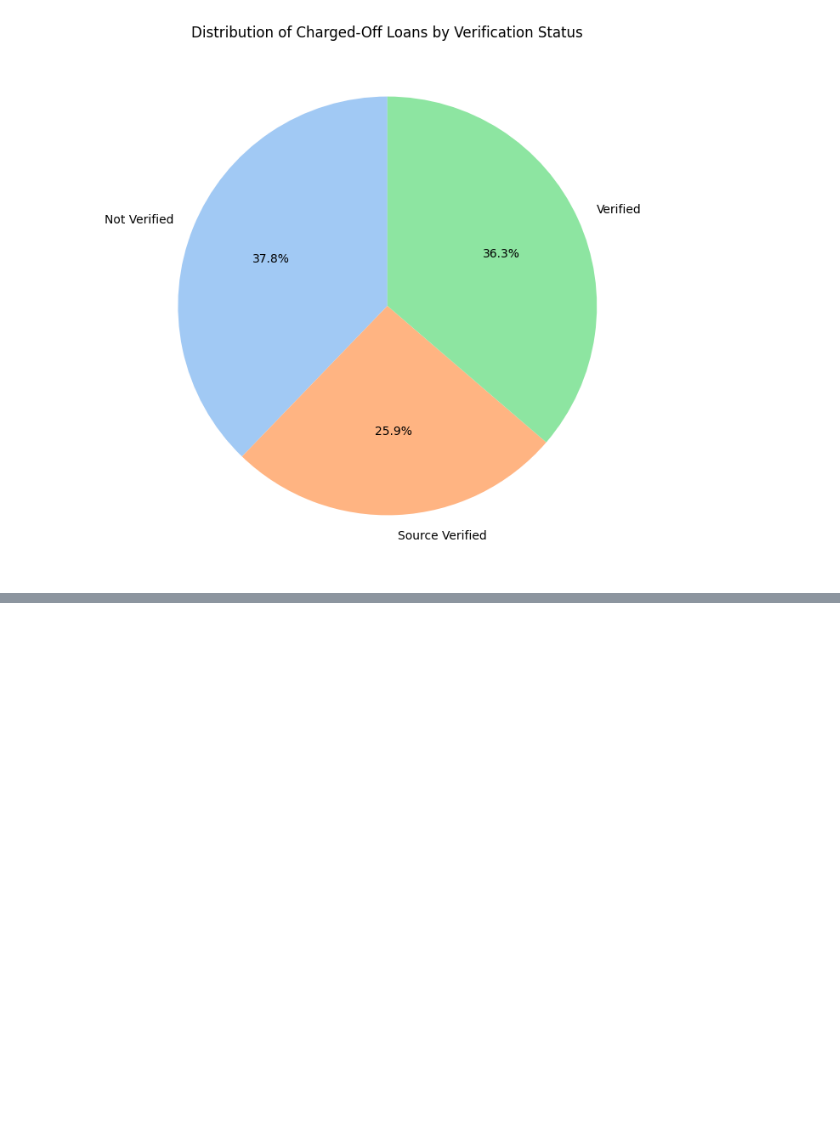
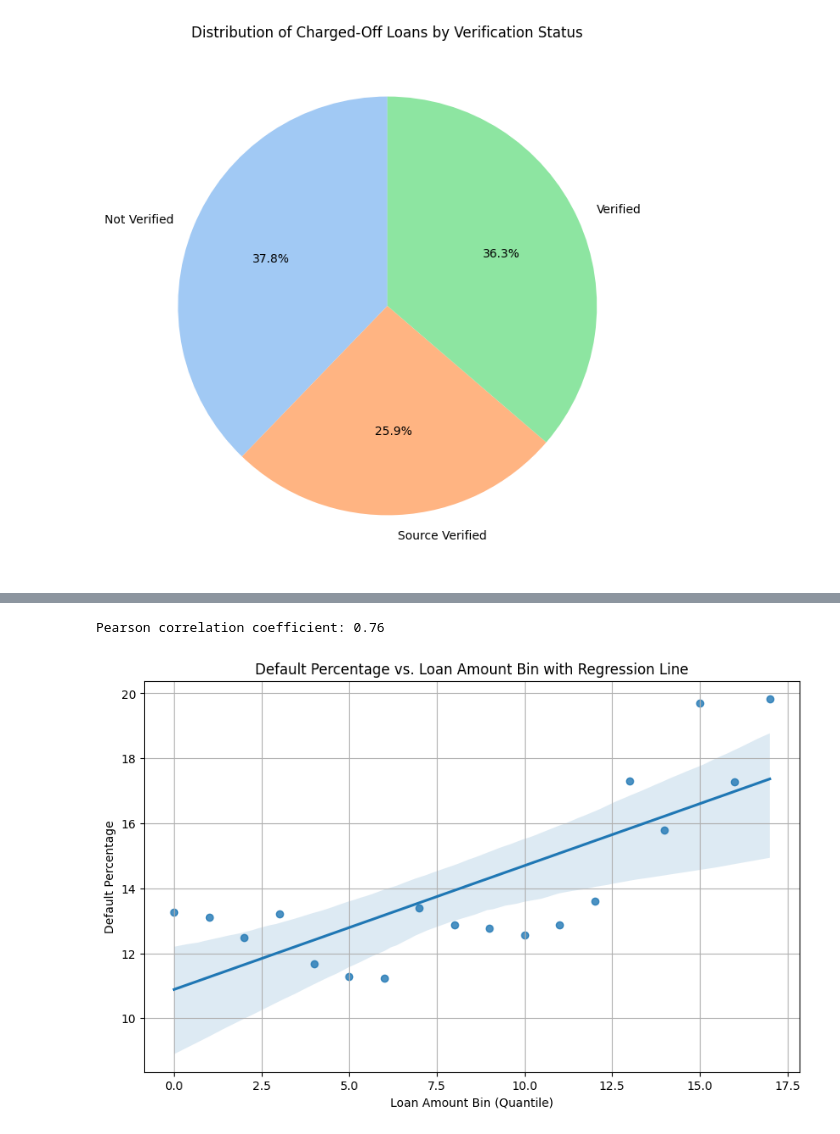
Before and after one commit to Jacinto2727/Loan_Report, a Jupyter notebook: Understanding_financial_loan_data.ipynb, the cells around one changed output, grey strips where cells are left out. Drawn from its saved outputs; the diff is of its cells as text; code cells hidden in the pictures; blank space fills up the shorter version.

```diff
--- a/Understanding_financial_loan_data.ipynb
+++ b/Understanding_financial_loan_data.ipynb
@@ -257,0 +292,31 @@ plt.show()
+# %%
+import matplotlib.pyplot as plt
+import seaborn as sns
+import pandas as pd
+from scipy.stats import pearsonr
+
+# Create bins for loan amount
+df['loan_amount_bin'] = pd.qcut(df['loan_amount'], q=20, labels=False, duplicates='drop')
+
+# Group by loan amount bins and calculate default percentage
+loan_amount_default = df.groupby('loan_amount_bin')['default_flag'].agg(['count', 'sum']).reset_index()
+loan_amount_default = loan_amount_default.rename(columns={'count': 'total_loans', 'sum': 'charged_off'})
+loan_amount_default['default_percentage'] = (loan_amount_default['charged_off'] / loan_amount_default['total_loans']) * 100
+
+# Calculate Pearson correlation coefficient and p-value
+correlation_coefficient, p_value = pearsonr(loan_amount_default['loan_amount_bin'], loan_amount_default['default_percentage'])
+
+print(f"Pearson correlation coefficient: {correlation_coefficient:.2f}")
+# print(f"P-value: {p_value:.3f}") # Removed p-value as requested
+
+# Create regression plot to show correlation strength
+plt.figure(figsize=(10, 6))
+sns.regplot(x='loan_amount_bin', y='default_percentage', data=loan_amount_default)
+plt.title('Default Percentage vs. Loan Amount Bin with Regression Line')
+plt.xlabel('Loan Amount Bin (Quantile)')
+plt.ylabel('Default Percentage')
+plt.grid(True)
+plt.show()
+# %% [output]
+Pearson correlation coefficient: 0.76
+[figure, added]
```
Also changed, not shown: parts of 8 cells of this notebook.
